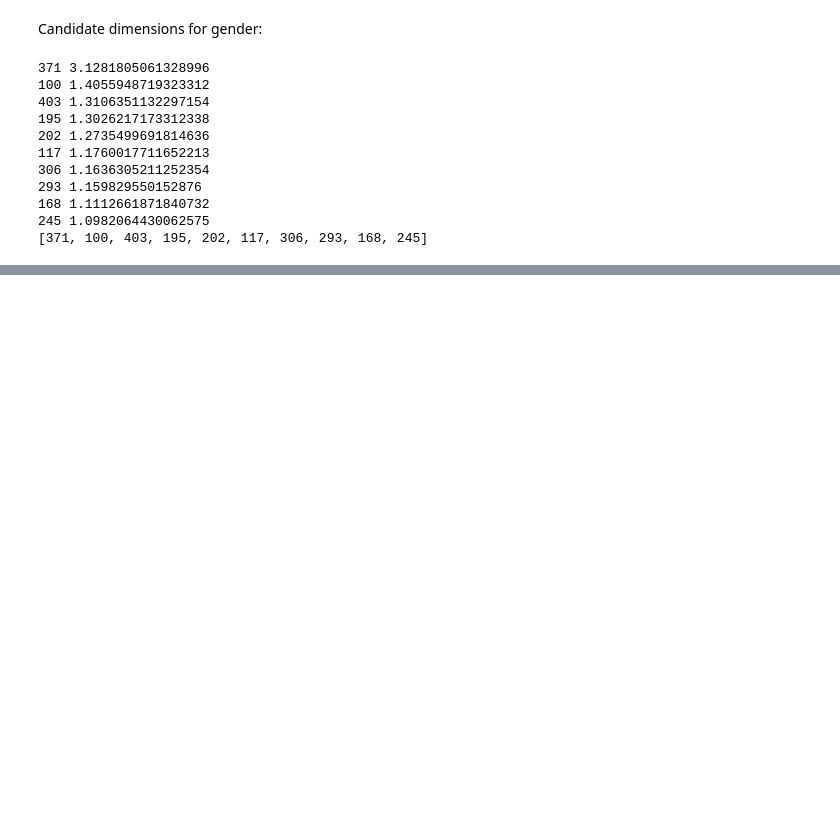
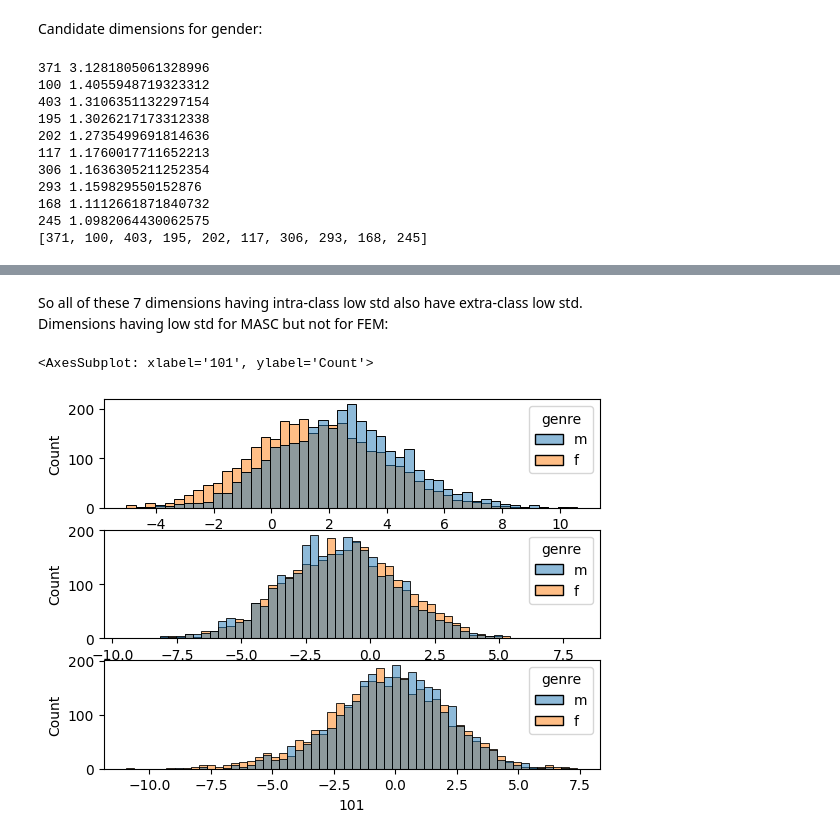
Before and after one commit to ClementineBleuze/WordEmbeddings, a Jupyter notebook: FlauBERT/retrieving-gender-information.ipynb, the cells around one changed output, grey strips where cells are left out. Cells and saved outputs as stored; diff of their text form; code cells hidden in the pictures; blank space fills up the shorter version.

```diff
--- a/FlauBERT/retrieving-gender-information.ipynb
+++ b/FlauBERT/retrieving-gender-information.ipynb
@@ -187,0 +237,12 @@ print(topn)
+# %% [markdown]
+So all of these 7 dimensions having intra-class low std also have extra-class low std.
+Dimensions having low std for MASC but not for FEM:
+# %%
+fig, axs = plt.subplots(3,1)
+
+sns.histplot(data = all_n_we, x = "462", hue='genre', ax=axs[0])
+sns.histplot(data = all_n_we, x = "449", hue='genre', ax=axs[1])
+sns.histplot(data = all_n_we, x = "101", hue='genre', ax=axs[2])
+# %% [output]
+<AxesSubplot: xlabel='101', ylabel='Count'>
+[figure, added]
```
Also changed, not shown: parts of 24 cells of this notebook.
